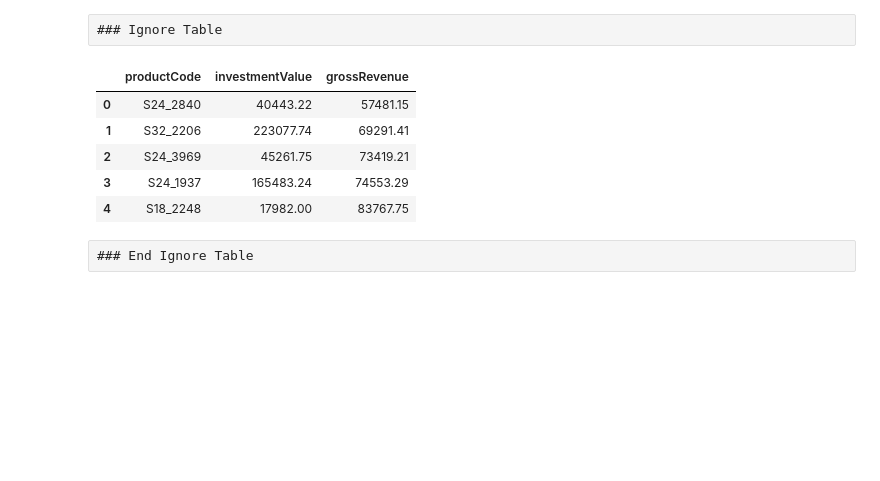
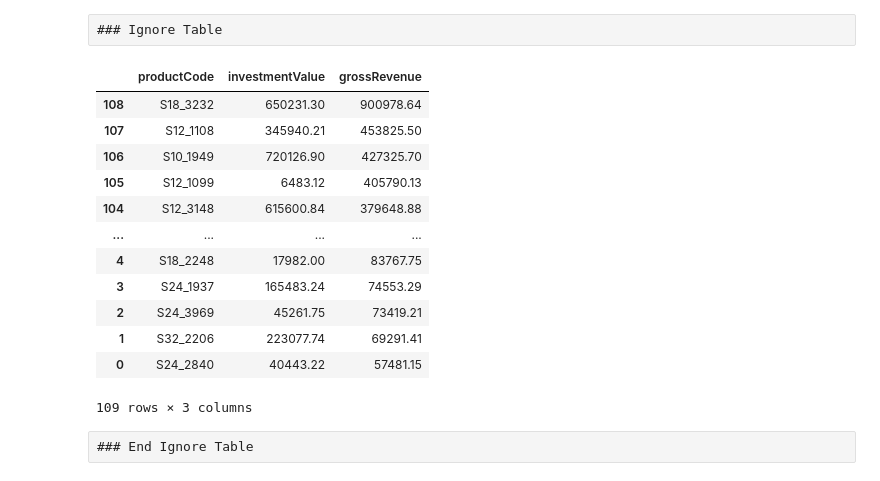
Before and after one commit to BCPMcustom/courseraSQL, a Jupyter notebook: Course#10/MintClassics.ipynb, the cells around one changed output. Saved outputs shown, nothing was run; the diff lists cells and outputs as text; code cells hidden in the pictures; blank space fills up the shorter version.

```diff
--- a/Course#10/MintClassics.ipynb
+++ b/Course#10/MintClassics.ipynb
@@ -89,14 +89,21 @@ plt.close('all')
 ### Ignore Table
 # %%
 df_OH = df.groupby(['productCode', 'investmentValue'])['grossRevenue'].sum().sort_values().reset_index()
-df_OH.head()
+df_OH.sort_values('grossRevenue', ascending = False)
 # %% [output]
 |  | productCode | investmentValue | grossRevenue |
+| 108 | S18_3232 | 650231.30 | 900978.64 |
+| 107 | S12_1108 | 345940.21 | 453825.50 |
+| 106 | S10_1949 | 720126.90 | 427325.70 |
+| 105 | S12_1099 | 6483.12 | 405790.13 |
+| 104 | S12_3148 | 615600.84 | 379648.88 |
+| ... | ... | ... | ... |
+| 4 | S18_2248 | 17982.00 | 83767.75 |
+| 3 | S24_1937 | 165483.24 | 74553.29 |
+| 2 | S24_3969 | 45261.75 | 73419.21 |
+| 1 | S32_2206 | 223077.74 | 69291.41 |
 | 0 | S24_2840 | 40443.22 | 57481.15 |
-| 1 | S32_2206 | 223077.74 | 69291.41 |
-| 2 | S24_3969 | 45261.75 | 73419.21 |
-| 3 | S24_1937 | 165483.24 | 74553.29 |
-| 4 | S18_2248 | 17982.00 | 83767.75 |
+109 rows × 3 columns
 # %% [raw]
 ### End Ignore Table
 # %%
```
Also changed, not shown: parts of 11 cells of this notebook, 2 other files.
